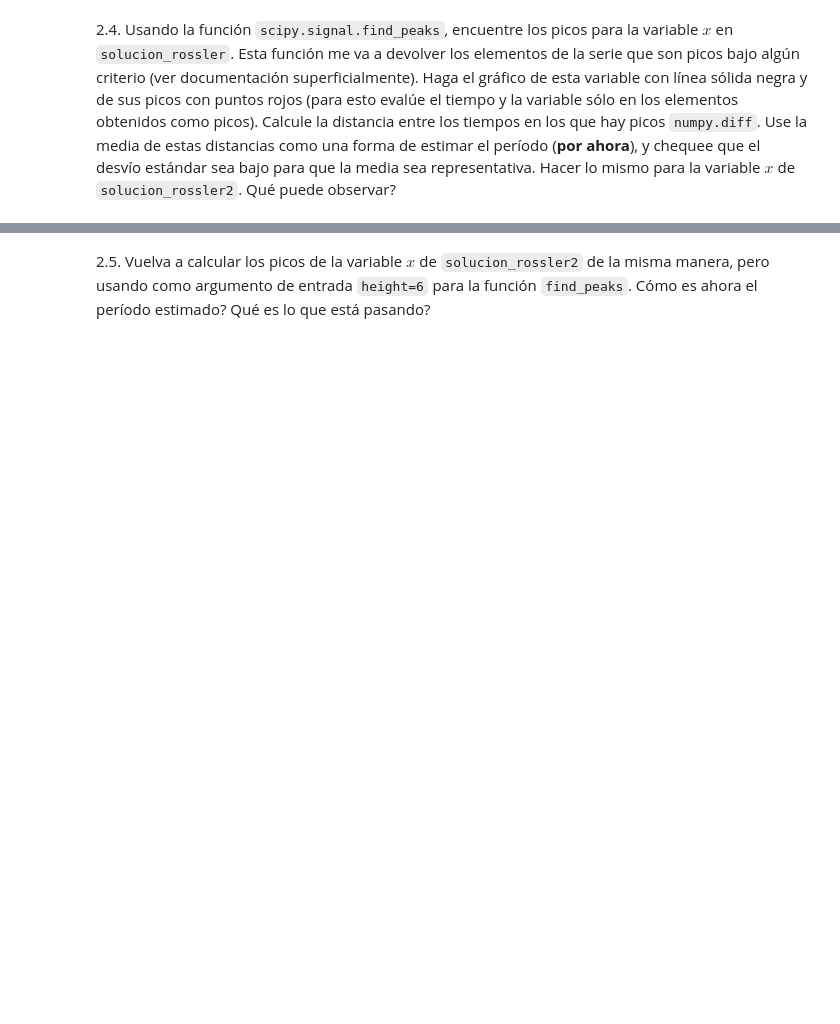
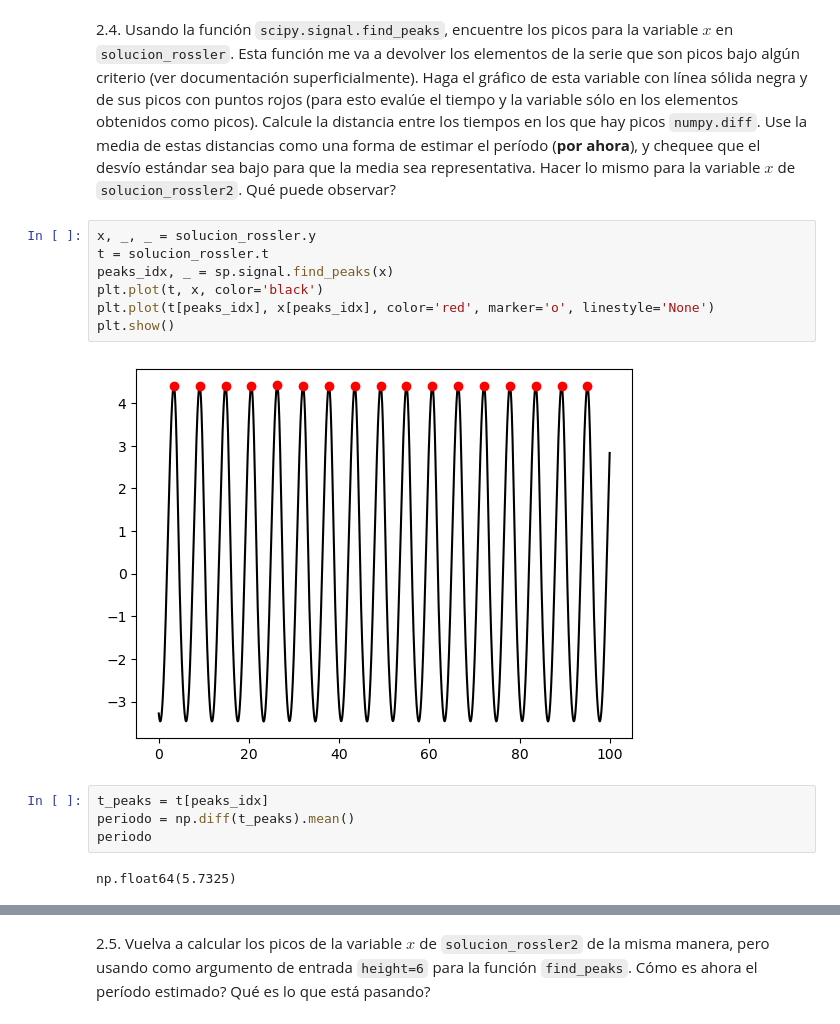
Before and after one commit to lmendezayl/modelado-continuo, a Jupyter notebook: laboratorios/nb06_Caos.ipynb, the cells around one changed output, grey strips where cells are left out. Drawn from its saved outputs; the diff is of its cells as text; blank space fills up the shorter version.

```diff
--- a/laboratorios/nb06_Caos.ipynb
+++ b/laboratorios/nb06_Caos.ipynb
@@ -309,3 +389,18 @@ solucion_rossler.y
 # %% [markdown]
 
 2.4. Usando la función `scipy.signal.find_peaks`, encuentre los picos para la variable $x$ en `solucion_rossler`. Esta función me va a devolver los elementos de la serie que son picos bajo algún criterio (ver documentación superficialmente). Haga el gráfico de esta variable con línea sólida negra y de sus picos con puntos rojos (para esto evalúe el tiempo y la variable sólo en los elementos obtenidos como picos). Calcule la distancia entre los tiempos en los que hay picos `numpy.diff`. Use la media de estas distancias como una forma de estimar el período (**por ahora**), y chequee que el desvío estándar sea bajo para que la media sea representativa. Hacer lo mismo para la variable $x$ de `solucion_rossler2`. Qué puede observar?
+# %%
+x, _, _ = solucion_rossler.y
+t = solucion_rossler.t
+peaks_idx, _ = sp.signal.find_peaks(x)
+plt.plot(t, x, color='black')
+plt.plot(t[peaks_idx], x[peaks_idx], color='red', marker='o', linestyle='None')
+plt.show()
+# %% [output]
+[figure, added]
+# %%
+t_peaks = t[peaks_idx]
+periodo = np.diff(t_peaks).mean()
+periodo
+# %% [output]
+np.float64(5.7325)
```
Also changed, not shown: parts of 10 cells of this notebook.
